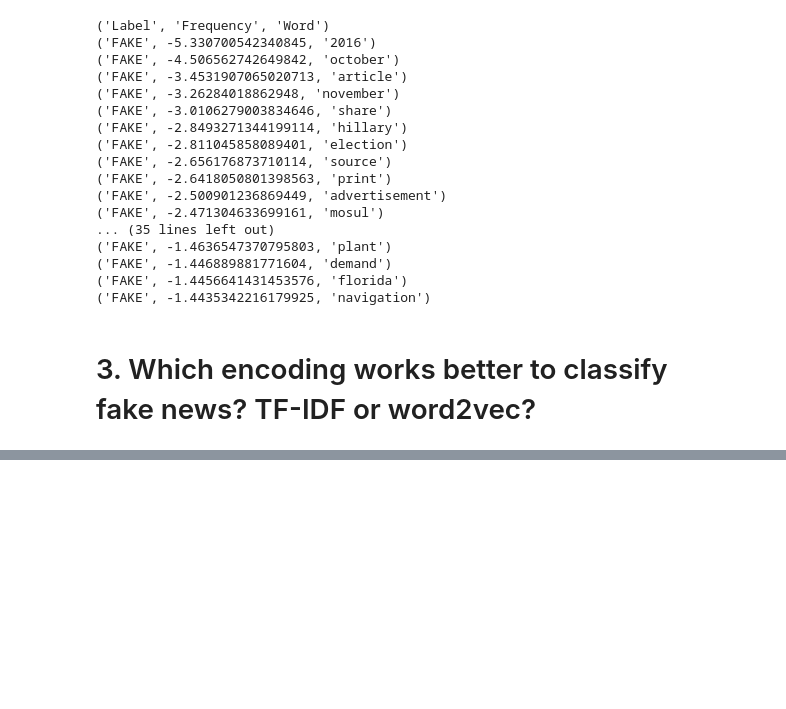
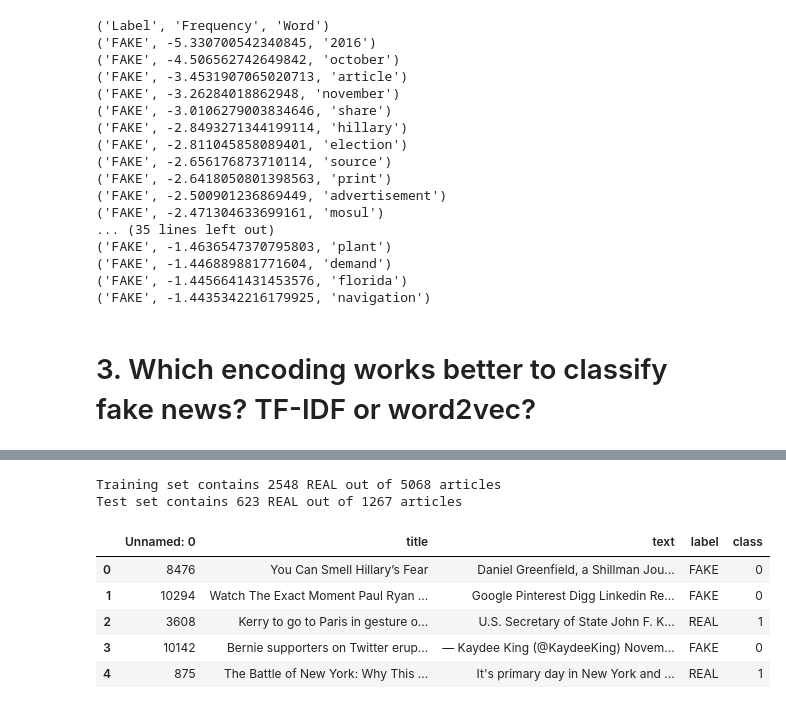
Before and after one commit to churkle/FakeNewsChecker, a Jupyter notebook: Analysis.ipynb, the cells around one changed output, grey strips where cells are left out. Drawn from its saved outputs; the diff is of its cells as text; code cells hidden in the pictures; blank space fills up the shorter version.

```diff
--- a/Analysis.ipynb
+++ b/Analysis.ipynb
@@ -216,0 +188,5 @@ NameError: name 'X' is not defined
+# %%
+#df.sort_values('Unnamed: 0', axis=0, inplace=True)
+train_size = int(len(df) * 0.8)
+train_df = df.iloc[:train_size,:]
+test_df = df.iloc[train_size:,:]
@@ -216,0 +199,15 @@ NameError: name 'X' is not defined
+# %%
+n_real_train = sum(train_df['class'] == 1)
+print('Training set contains {:d} REAL out of {:d} articles'.format(n_real_train,len(train_df)))
+n_real_test = sum(test_df['class'] == 1)
+print('Test set contains {:d} REAL out of {:d} articles'.format(n_real_test,len(test_df)))
+train_df.head()
+# %% [output]
+Training set contains 2548 REAL out of 5068 articles
+Test set contains 623 REAL out of 1267 articles
+|  | Unnamed: 0 | title | text | label | class |
+| 0 | 8476 | You Can Smell Hillary’s Fear | Daniel Greenfield, a Shillman Jou... | FAKE | 0 |
+| 1 | 10294 | Watch The Exact Moment Paul Ryan ... | Google Pinterest Digg Linkedin Re... | FAKE | 0 |
+| 2 | 3608 | Kerry to go to Paris in gesture o... | U.S. Secretary of State John F. K... | REAL | 1 |
+| 3 | 10142 | Bernie supporters on Twitter erup... | — Kaydee King (@KaydeeKing) Novem... | FAKE | 0 |
+| 4 | 875 | The Battle of New York: Why This ... | It's primary day in New York and ... | REAL | 1 |
```
Also changed, not shown: parts of 10 cells of this notebook.
